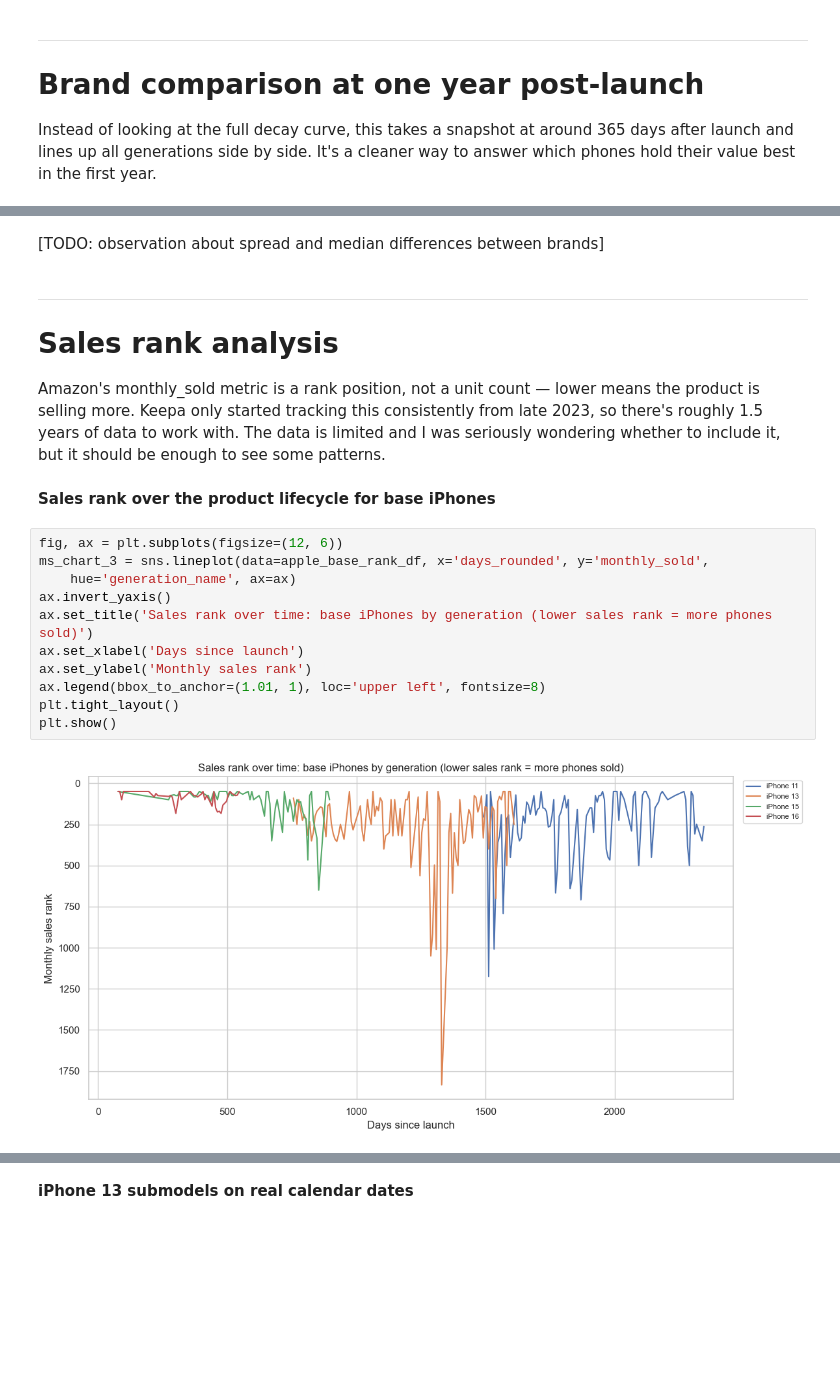
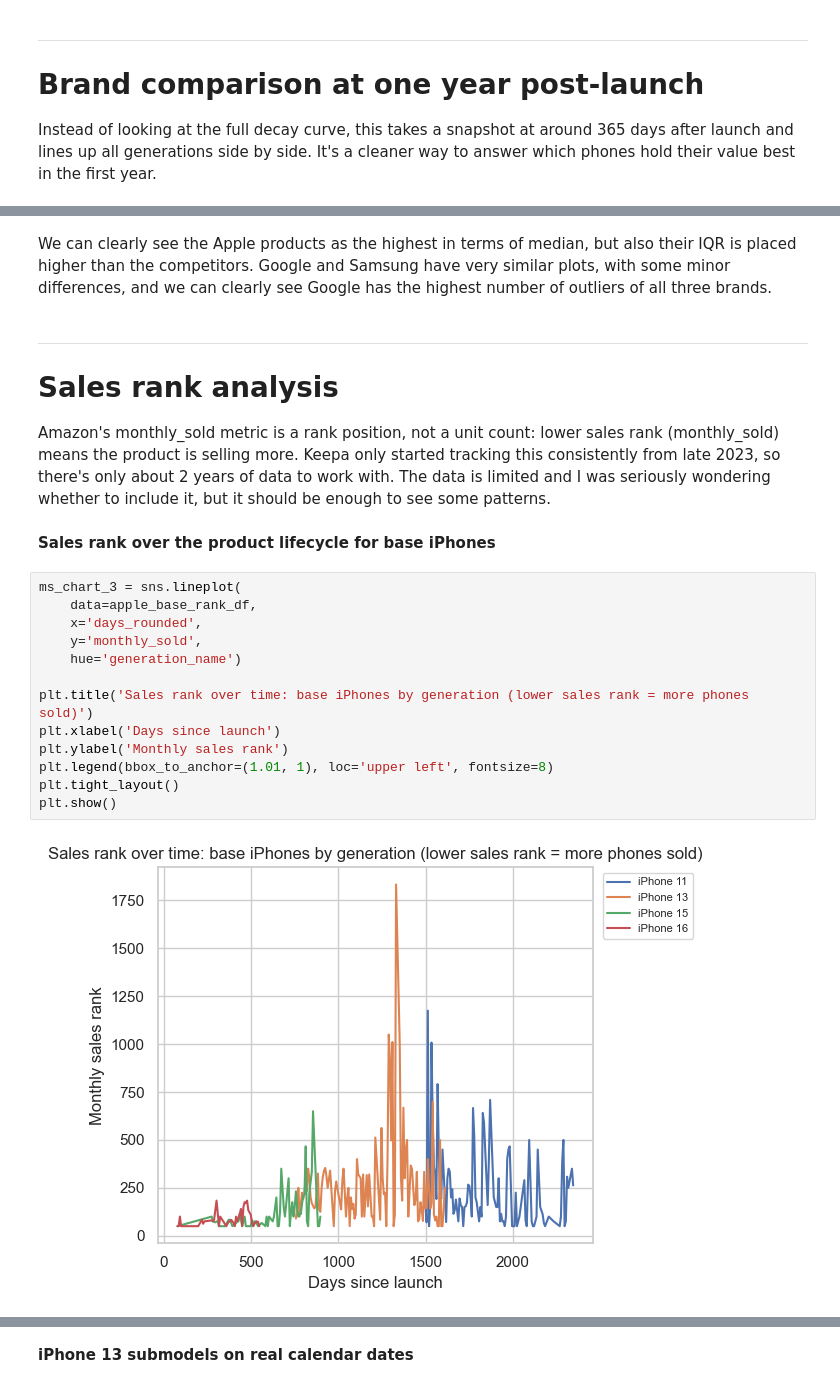
Before and after one commit to ady7ady7/python_agentic_learning, a Jupyter notebook: project1_phones_sales_analytics/notebooks/06_final_project_sns.ipynb, the cells around one changed output, grey strips where cells are left out. Cells and saved outputs as stored; diff of their text form; blank space fills up the shorter version.

```diff
--- a/project1_phones_sales_analytics/notebooks/06_final_project_sns.ipynb
+++ b/project1_phones_sales_analytics/notebooks/06_final_project_sns.ipynb
@@ -304,24 +337,25 @@ plt.show()
-# %% [markdown]
-[TODO: observation about spread and median differences between brands]
+# %% [markdown]
+We can clearly see the Apple products as the highest in terms of median, but also their IQR is placed higher than the competitors. Google and Samsung have very similar plots, with some minor differences, and we can clearly see Google has the highest number of outliers of all three brands.
 # %% [markdown]
 ---
 # Sales rank analysis
 
-Amazon's monthly_sold metric is a rank position, not a unit count — lower means the product
-is selling more. Keepa only started tracking this consistently from late 2023, so there's
-roughly 1.5 years of data to work with. The data is limited and I was seriously wondering whether to include it, but it should be enough to see some patterns.
+Amazon's monthly_sold metric is a rank position, not a unit count: lower sales rank (monthly_sold) means the product
+is selling more. Keepa only started tracking this consistently from late 2023, so there's only about 2 years of data to work with. The data is limited and I was seriously wondering whether to include it, but it should be enough to see some patterns.
 # %% [markdown]
 **Sales rank over the product lifecycle for base iPhones**
 # %%
-fig, ax = plt.subplots(figsize=(12, 6))
-ms_chart_3 = sns.lineplot(data=apple_base_rank_df, x='days_rounded', y='monthly_sold',
-    hue='generation_name', ax=ax)
-ax.invert_yaxis()
-ax.set_title('Sales rank over time: base iPhones by generation (lower sales rank = more phones sold)')
-ax.set_xlabel('Days since launch')
-ax.set_ylabel('Monthly sales rank')
-ax.legend(bbox_to_anchor=(1.01, 1), loc='upper left', fontsize=8)
+ms_chart_3 = sns.lineplot(
+    data=apple_base_rank_df,
+    x='days_rounded',
+    y='monthly_sold',
+    hue='generation_name')
+
+plt.title('Sales rank over time: base iPhones by generation (lower sales rank = more phones sold)')
+plt.xlabel('Days since launch')
+plt.ylabel('Monthly sales rank')
+plt.legend(bbox_to_anchor=(1.01, 1), loc='upper left', fontsize=8)
 plt.tight_layout()
 plt.show()
 # %% [output]
-[figure, old version]
+[figure, new version]
```
Also changed, not shown: parts of 27 cells of this notebook, 2 other files.
